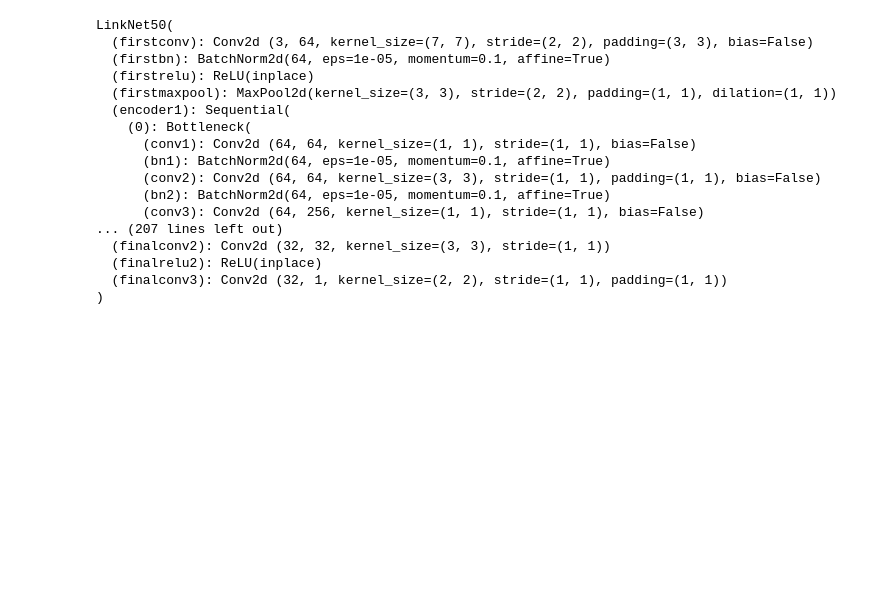
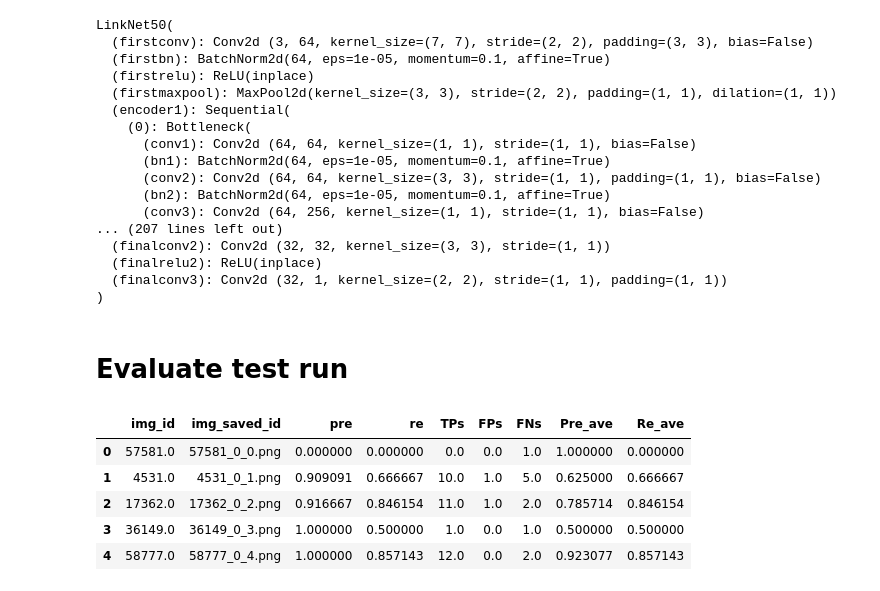
Before and after one commit to reynierhdez/crowdai-maps-2018, a Jupyter notebook: src/main.ipynb, the cells around one changed output. Cells and saved outputs as stored; diff of their text form; code cells hidden in the pictures; blank space fills up the shorter version.

```diff
--- a/src/main.ipynb
+++ b/src/main.ipynb
@@ -1947,3 +1947,5 @@ LinkNet50(
   (finalrelu2): ReLU(inplace)
   (finalconv3): Conv2d (32, 1, kernel_size=(2, 2), stride=(1, 1), padding=(1, 1))
 )
+# %% [markdown]
+# Evaluate test run
@@ -1949,0 +1956,9 @@ LinkNet50(
+# %%
+df.head()
+# %% [output]
+|  | img_id | img_saved_id | pre | re | TPs | FPs | FNs | Pre_ave | Re_ave |
+| 0 | 57581.0 | 57581_0_0.png | 0.000000 | 0.000000 | 0.0 | 0.0 | 1.0 | 1.000000 | 0.000000 |
+| 1 | 4531.0 | 4531_0_1.png | 0.909091 | 0.666667 | 10.0 | 1.0 | 5.0 | 0.625000 | 0.666667 |
+| 2 | 17362.0 | 17362_0_2.png | 0.916667 | 0.846154 | 11.0 | 1.0 | 2.0 | 0.785714 | 0.846154 |
+| 3 | 36149.0 | 36149_0_3.png | 1.000000 | 0.500000 | 1.0 | 0.0 | 1.0 | 0.500000 | 0.500000 |
+| 4 | 58777.0 | 58777_0_4.png | 1.000000 | 0.857143 | 12.0 | 0.0 | 2.0 | 0.923077 | 0.857143 |
```
Also changed, not shown: parts of 5 cells of this notebook, 3 other files.
